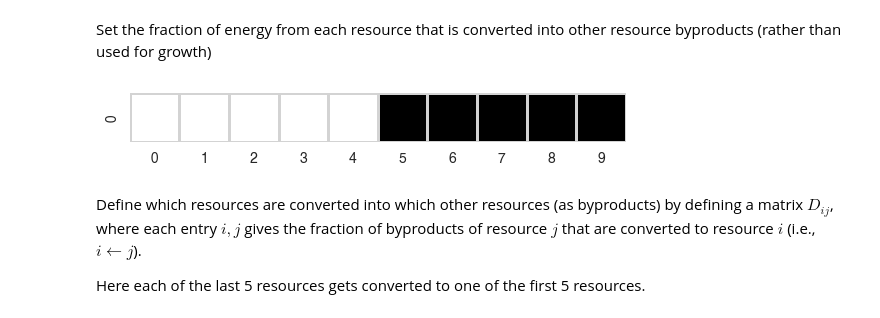
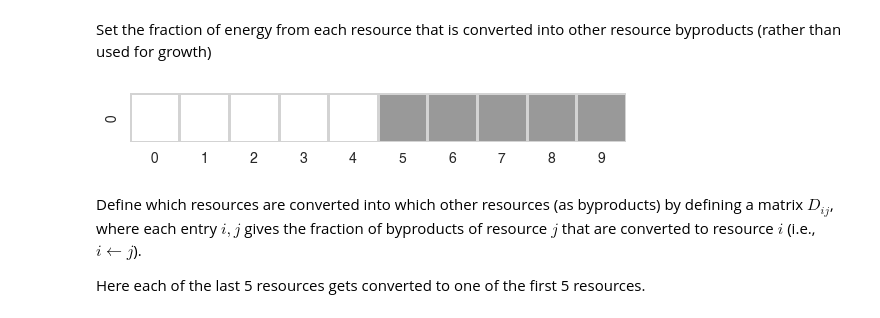
Before and after one commit to ryansmcgee/ecoevocrm, a Jupyter notebook: src/ecoevocrm/demos/tutorial_2023-06-15.ipynb, the cells around one changed output. Saved outputs shown, nothing was run; the diff lists cells and outputs as text; code cells hidden in the pictures.

```diff
--- a/src/ecoevocrm/demos/tutorial_2023-06-15.ipynb
+++ b/src/ecoevocrm/demos/tutorial_2023-06-15.ipynb
@@ -106,10 +108,10 @@ viz.matrix_plot(omega, vmin=0, linecolor='lightgray', linewidths=1)
 Set the fraction of energy from each resource that is converted into other resource byproducts (rather than used for growth)
 # %%
 lamda = np.zeros(num_resources)
-lamda[5:] = 0.2
-viz.matrix_plot(lamda, linecolor='lightgray', linewidths=1, cbar=False)
+lamda[5:] = 0.49
+viz.matrix_plot(lamda, vmin=0, vmax=1, cbar=False, linecolor='lightgray', linewidths=1)
 # %% [output]
-[figure, old version]
+[figure, new version]
 # %% [markdown]
 Define which resources are converted into which other resources (as byproducts) by defining a matrix $D_{ij}$, where each entry $i,j$ gives the fraction of byproducts of resource $j$ that are converted to resource $i$ (i.e., $i \leftarrow j$).
 
```
Also changed, not shown: parts of 30 cells of this notebook, 1 other file.
